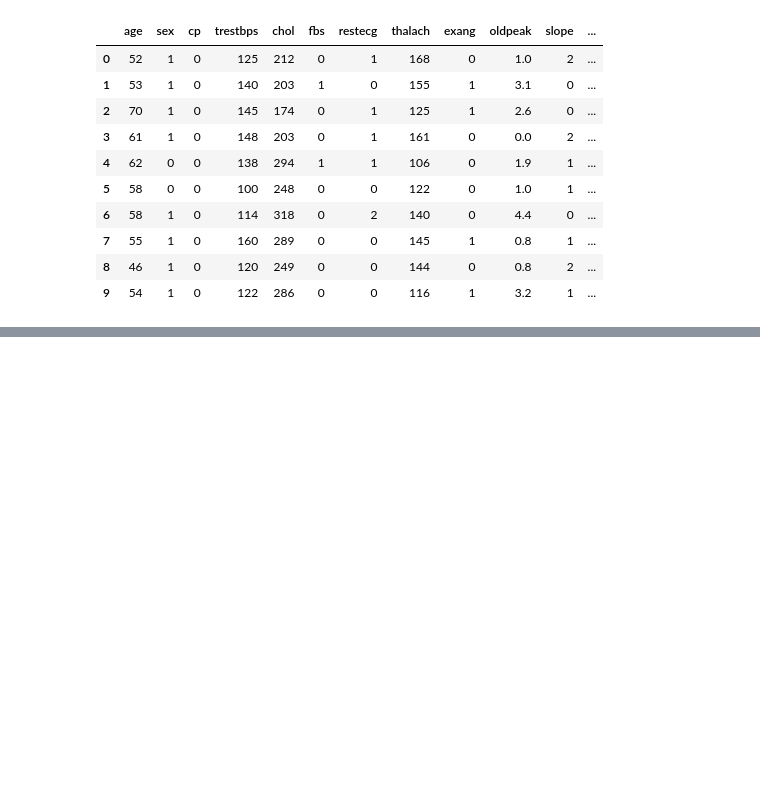
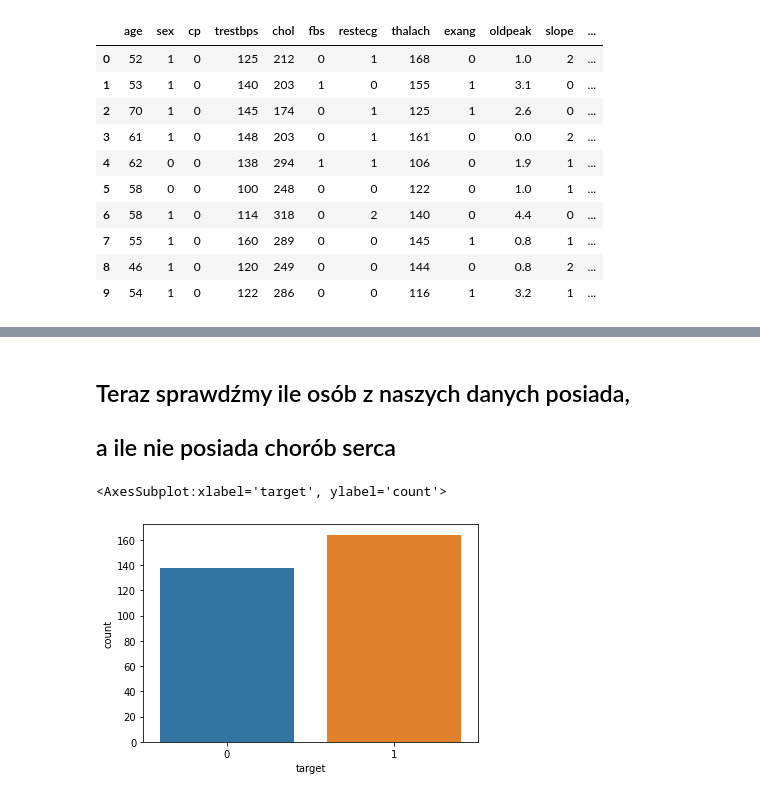
Before and after one commit to dolidius/psi-projekt, a Jupyter notebook: hearthDiseases.ipynb, the cells around one changed output, grey strips where cells are left out. Drawn from its saved outputs; the diff is of its cells as text; code cells hidden in the pictures; blank space fills up the shorter version.

```diff
--- a/hearthDiseases.ipynb
+++ b/hearthDiseases.ipynb
@@ -23,0 +144,8 @@ data.head(10)
+# %% [markdown]
+## Teraz sprawdźmy ile osób z naszych danych posiada,
+## a ile nie posiada chorób serca
+# %%
+sns.countplot(data['target'])
+# %% [output]
+<AxesSubplot:xlabel='target', ylabel='count'>
+[figure, added]
```
Also changed, not shown: parts of 65 cells of this notebook.
